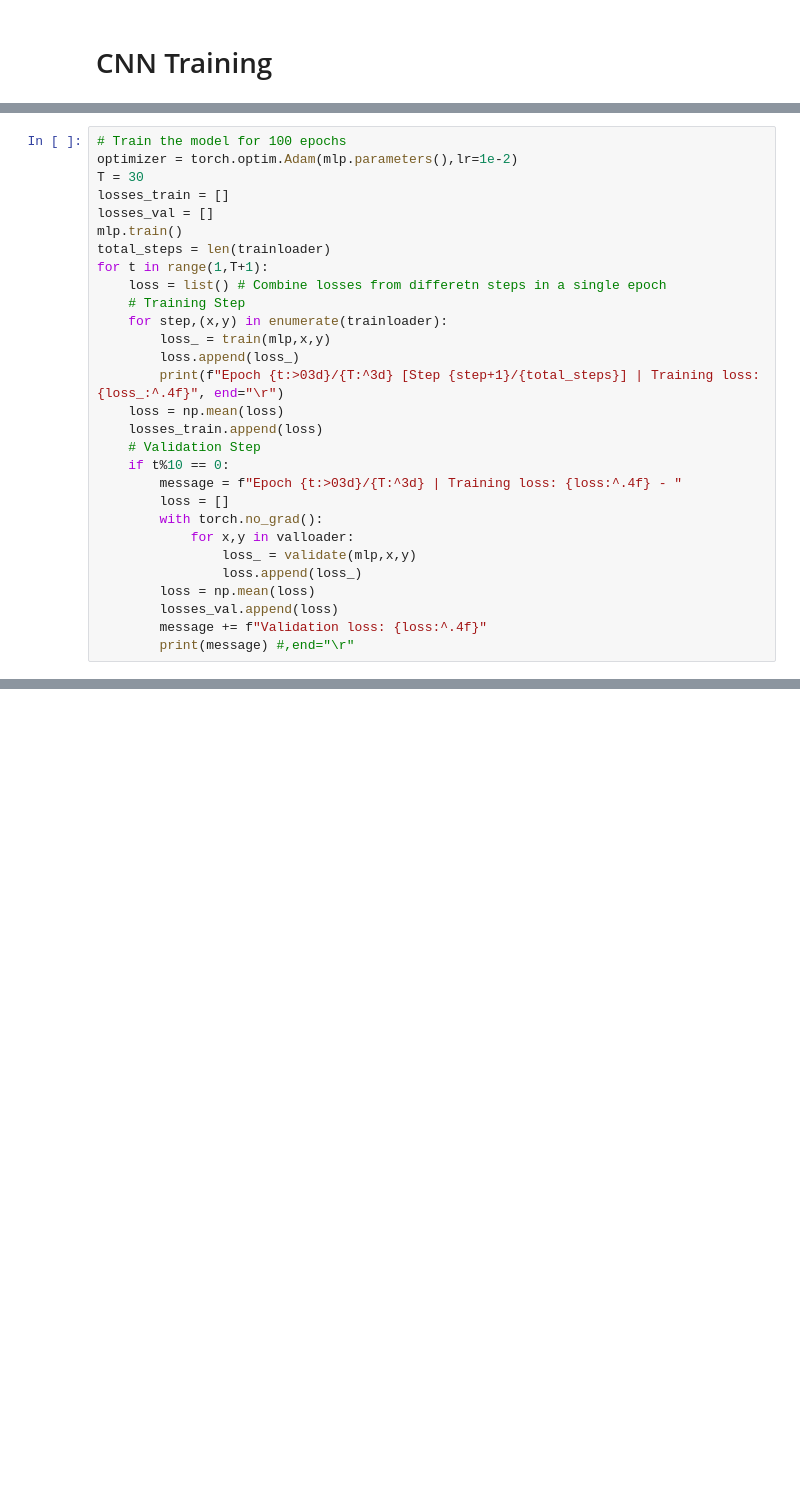
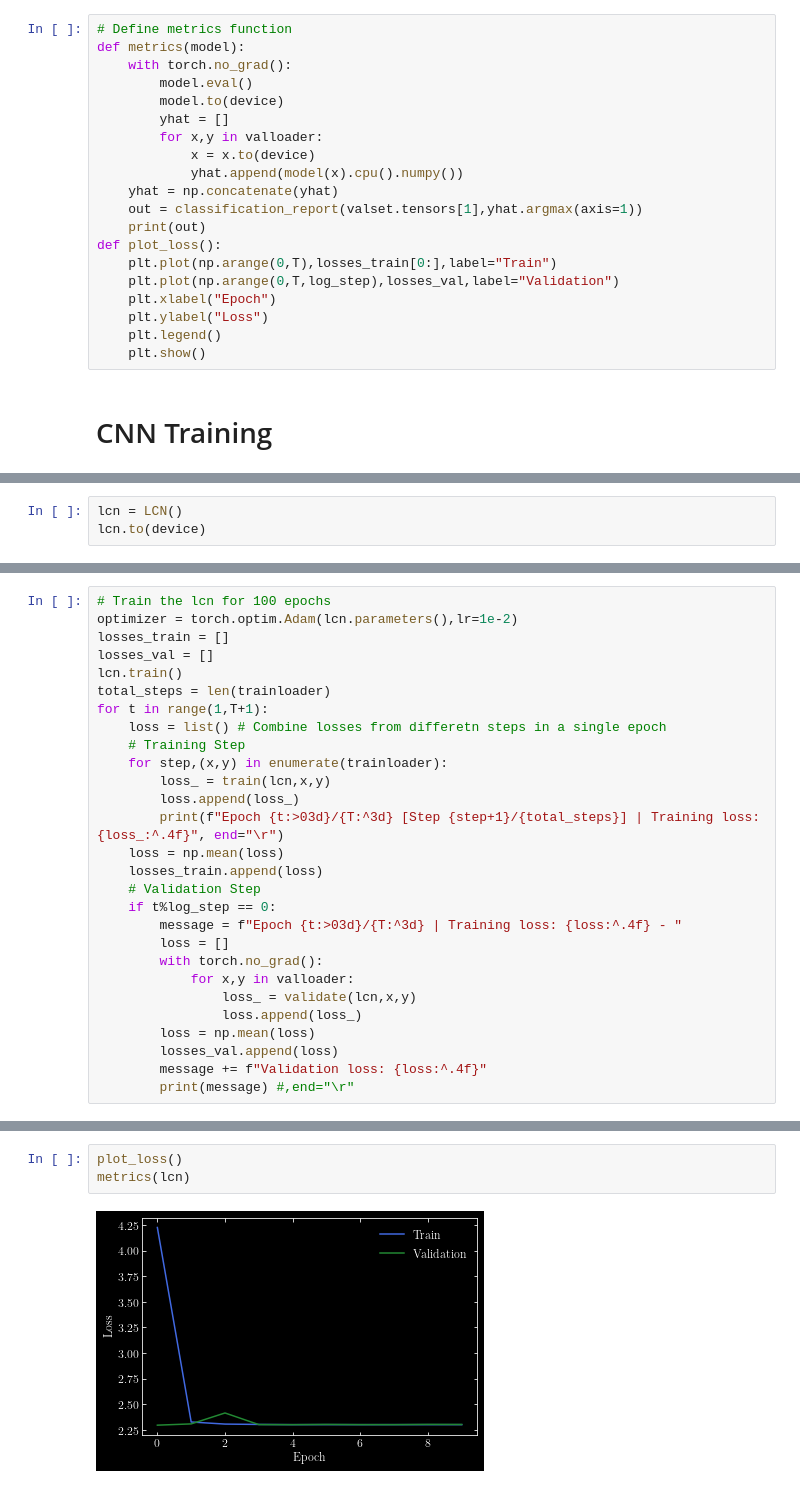
Before and after one commit to okitouni/Learning-symmetries, a Jupyter notebook: MNISTdata.ipynb, the cells around one changed output, grey strips where cells are left out. Cells and saved outputs as stored; diff of their text form; blank space fills up the shorter version.

```diff
--- a/MNISTdata.ipynb
+++ b/MNISTdata.ipynb
@@ -72,2 +112,22 @@ criterion = torch.nn.CrossEntropyLoss()
+# %%
+# Define metrics function
+def metrics(model):
+    with torch.no_grad():
+        model.eval()
+        model.to(device)
+        yhat = []
+        for x,y in valloader:
+            x = x.to(device)
+            yhat.append(model(x).cpu().numpy())
+    yhat = np.concatenate(yhat)
+    out = classification_report(valset.tensors[1],yhat.argmax(axis=1))
+    print(out)
+def plot_loss():
+    plt.plot(np.arange(0,T),losses_train[0:],label="Train")
+    plt.plot(np.arange(0,T,log_step),losses_val,label="Validation")
+    plt.xlabel("Epoch")
+    plt.ylabel("Loss")
+    plt.legend()
+    plt.show()
 # %% [markdown]
 #  CNN Training
@@ -203,0 +198,3 @@ plt.show()
+# %%
+lcn = LCN()
+lcn.to(device)
@@ -204,27 +206,26 @@ plt.show()
 # %%
-# Train the model for 100 epochs
-optimizer = torch.optim.Adam(mlp.parameters(),lr=1e-2)
-T = 30
+# Train the lcn for 100 epochs
+optimizer = torch.optim.Adam(lcn.parameters(),lr=1e-2)
 losses_train = []
 losses_val = []
-mlp.train()
+lcn.train()
 total_steps = len(trainloader)
 for t in range(1,T+1):
     loss = list() # Combine losses from differetn steps in a single epoch
     # Training Step
     for step,(x,y) in enumerate(trainloader):
-        loss_ = train(mlp,x,y)
+        loss_ = train(lcn,x,y)
         loss.append(loss_)
         print(f"Epoch {t:>03d}/{T:^3d} [Step {step+1}/{total_steps}] | Training loss: {loss_:^.4f}", end="\r")
     loss = np.mean(loss)
     losses_train.append(loss)
     # Validation Step
-    if t%10 == 0:
+    if t%log_step == 0:
         message = f"Epoch {t:>03d}/{T:^3d} | Training loss: {loss:^.4f} - "
         loss = []
         with torch.no_grad():
             for x,y in valloader:
-                loss_ = validate(mlp,x,y)
+                loss_ = validate(lcn,x,y)
                 loss.append(loss_)
         loss = np.mean(loss)
         losses_val.append(loss)
@@ -253,0 +245,5 @@ print(out)
+# %%
+plot_loss()
+metrics(lcn)
+# %% [output]
+[figure, added]
```
Also changed, not shown: parts of 30 cells of this notebook.
